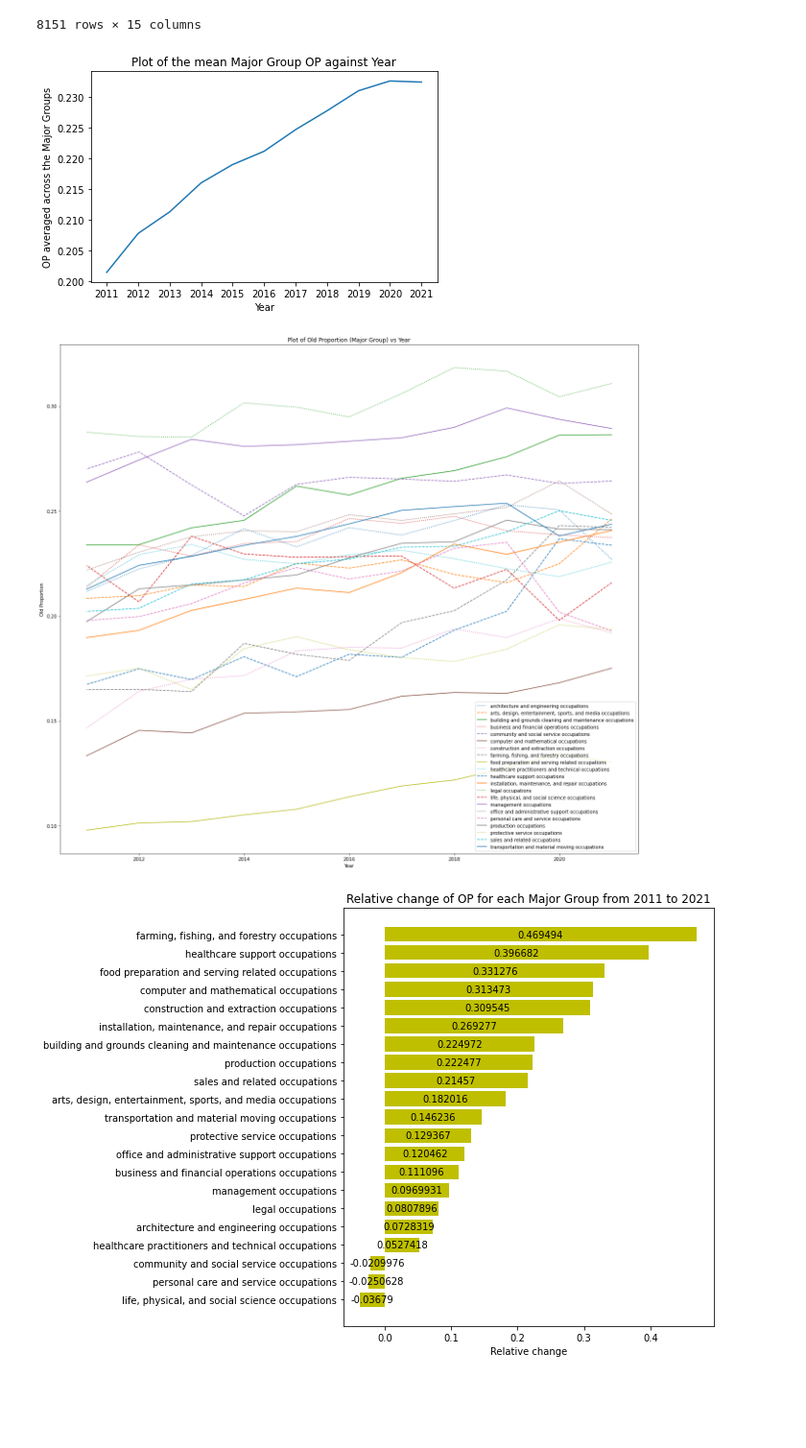
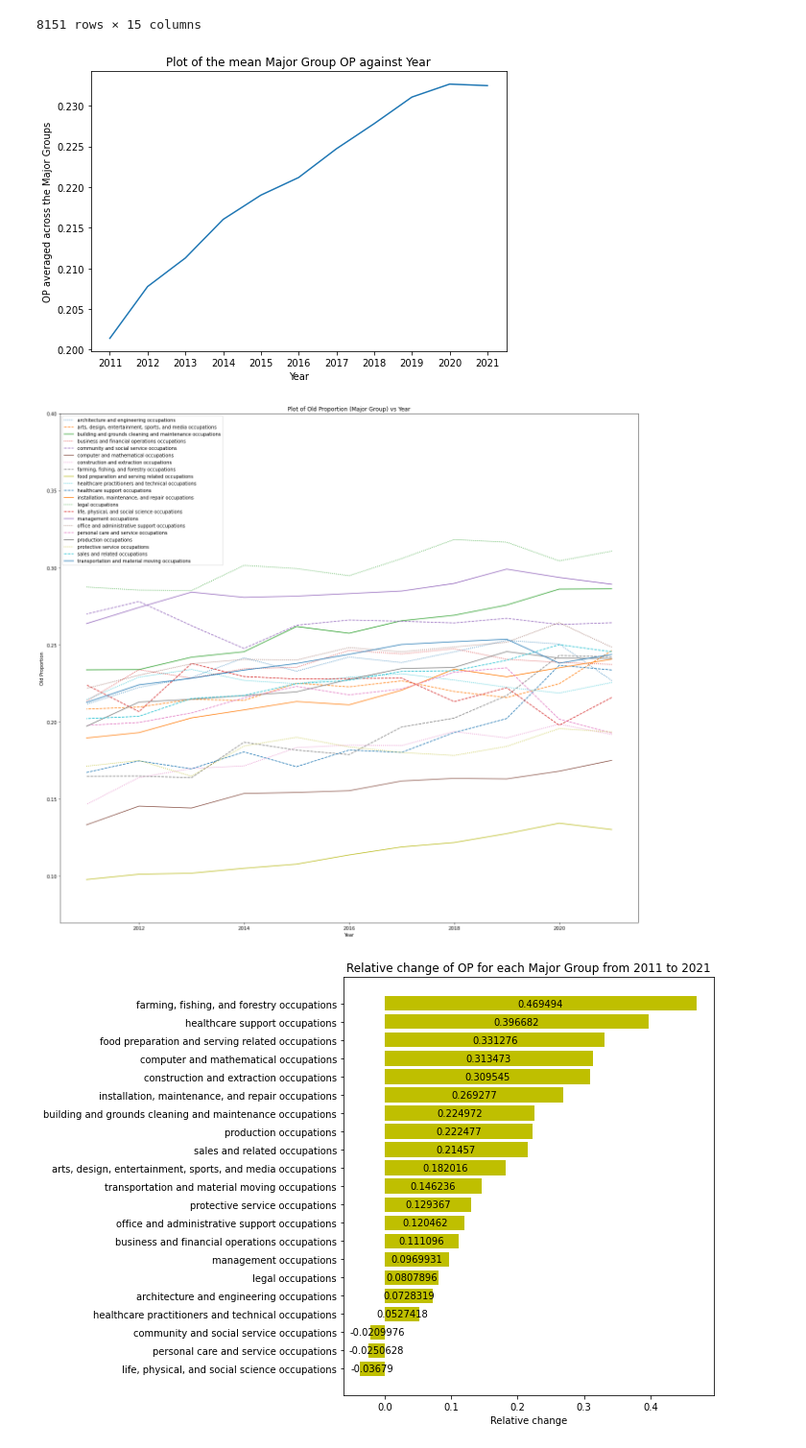
Before and after one commit to terencetan-c/4YP-The-Future-of-Work, a Jupyter notebook: Data modelling/Data modelling OP.ipynb, the cells around one changed output. Shown at 96% size. Cells and saved outputs as stored; diff of their text form; code cells hidden in the pictures; blank space fills up the shorter version.

```diff
--- a/Data modelling/Data modelling OP.ipynb
+++ b/Data modelling/Data modelling OP.ipynb
@@ -121,20 +121,21 @@ OP_major = old_prop[(old_prop['Minor Group']=='-')&(joint_processed['Broad Group
 # %%
 # OP mean for Major Groups against Year
 
 OP_major_mean=OP_major.loc[old_prop['Old Proportion']!=np.inf,['Year','Old Proportion']].groupby('Year').agg('mean')     # Note than certain ratios are inf because those occupations have zero young people; need to filter them out first
 
-plt.rcParams["figure.figsize"] = [7.00, 4]
-plt.rcParams["figure.autolayout"] = True
+#plt.rcParams["figure.figsize"] = [7.00, 4]
+#plt.rcParams["figure.autolayout"] = True
+fig, ax = plt.subplots(figsize=(7,5))
 plt.plot(range(len(OP_major_mean)),OP_major_mean)      # Change in ratio over Major Groups over the years
 plt.xticks(range(len(OP_major_mean)), OP_major_mean.index)
 plt.title('Plot of the mean Major Group OP against Year')
 plt.xlabel('Year')
 plt.ylabel('OP averaged across the Major Groups')
 #plt.grid()
 #plt.show()
 plt.savefig("/Users/terencetan/Documents/Uni stuff/Engineering Science/4YP/4YP-The-Future-of-Work/Report/Figures/Mean Major Group Old Proportion against Year")
 # %% [output]
-[figure, old version]
+[figure, new version]
 # %%
 # plot groupby results on the same canvas
 fig, ax = plt.subplots(figsize=(18,16))
@@ -149,11 +150,12 @@ for id, group in OP_major.groupby('Occupation'):
     i+=1
 #ratio_major.groupby('Occupation').plot(kind='line', x = "Year", y = "Ratio", ax=ax,legend=True)
 plt.ylabel('Old Proportion')
+ax.set(xlim=(2010.5, 2021.5), ylim=(0.07, 0.4))   # Zoom in on plot
 #plt.show()
 
 #plt.savefig("/Users/terencetan/Documents/Uni stuff/Engineering Science/4YP/4YP-The-Future-of-Work/Report/Figures/Old Proportion against Year")
 # %% [output]
-[figure, old version]
+[figure, new version]
 # %%
 # Percentage change of OP
 
```
Also changed, not shown: 11 other files.
